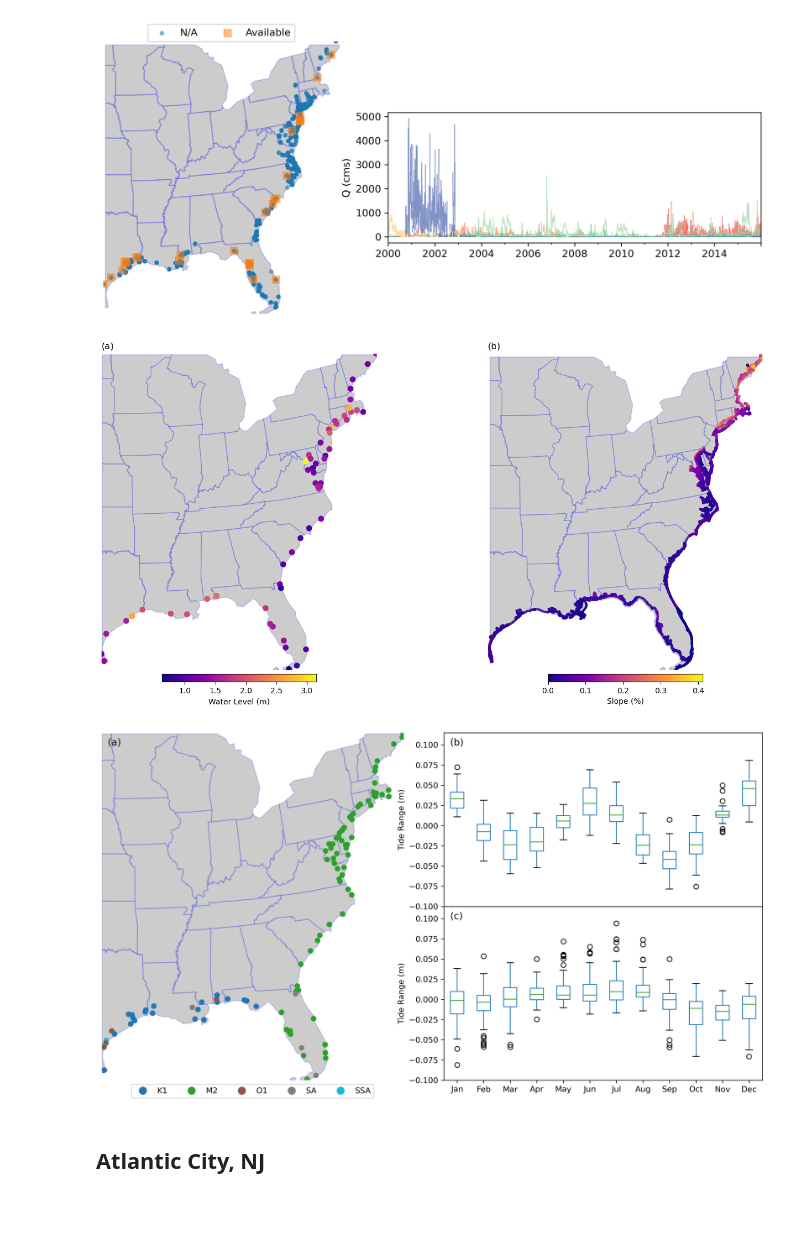
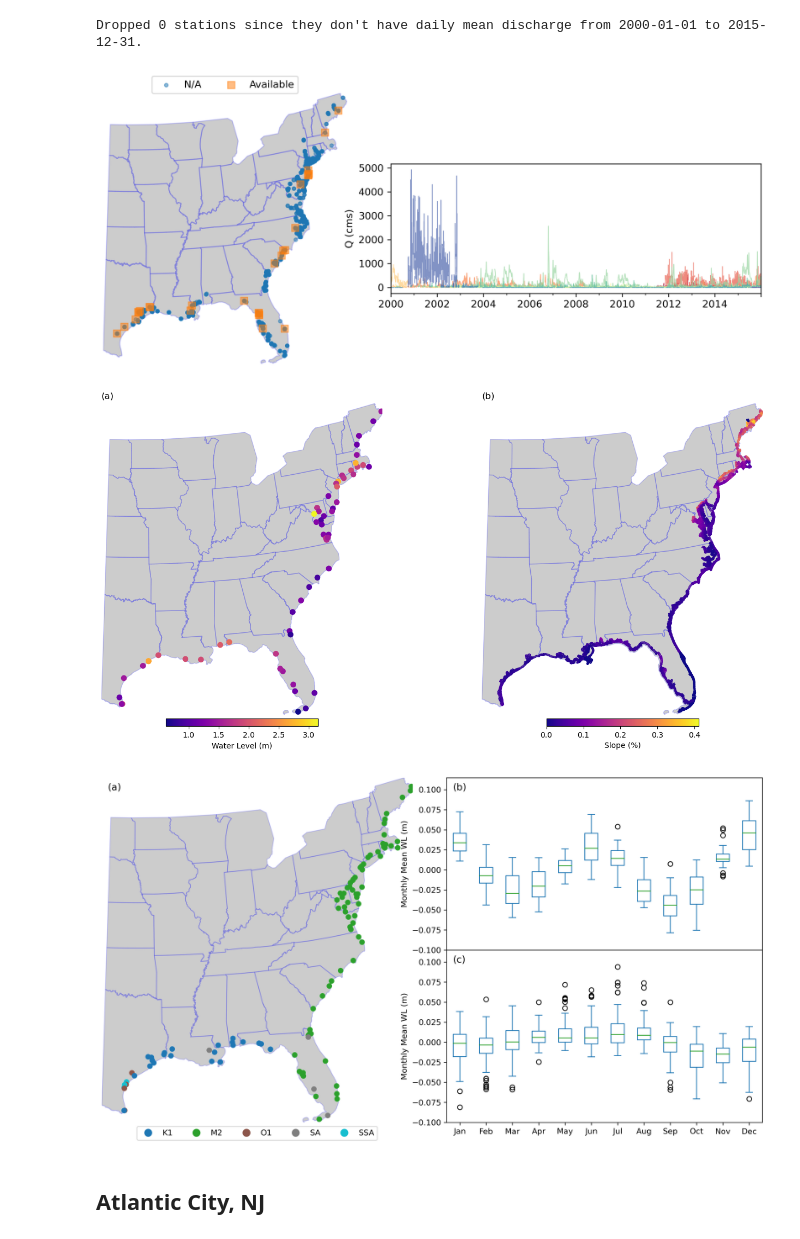
Before and after one commit to cheginit/coastal_transition_zone, a Jupyter notebook: notebooks/input_plots.ipynb, the cells around one changed output. Drawn from its saved outputs; the diff is of its cells as text; code cells hidden in the pictures; blank space fills up the shorter version.

Commit message:
DOC: Fix the figure's caption and rerun the notebook

```diff
--- a/notebooks/input_plots.ipynb
+++ b/notebooks/input_plots.ipynb
@@ -26,6 +24,7 @@ import warnings
 warnings.filterwarnings("ignore", message=".*initial implementation of Parquet.*")
 # %%
 SAVE_KWDS = {"bbox_inches": "tight", "dpi": 300, "facecolor": "w"}
+BASE_KWDS = {"facecolor": "k", "edgecolor": "b", "alpha": 0.2}
 CRS = "esri:102008"
 # %%
 root = Path("..", "data")
@@ -49,7 +48,7 @@ gulf_east_clip = sgeom.Polygon(
 )
 
 east_geo = utils.geo_census(
-    "state", gulf_east_clip, "epsg:4326", "east_geo", out_path
+    "state", sgeom.box(*gulf_east_clip.bounds), "epsg:4326", "east_geo", out_path
 ).to_crs(CRS)
 east_coast = utils.geo_census(
     "coastline", gulf_east_clip, "epsg:4326", "gulf_east_coastline", out_path
@@ -110,16 +104,14 @@ east_tidal["legend"] = east_tidal.apply(set_legend, axis=1)
 # %%
 nwis = NWIS()
-stations = list(
-    set(
-        east_tidal[east_tidal["legend"].str.contains("Discharge, End")].site_no.unique()
-    )
-)
+stations = list(set(east_tidal[east_tidal["legend"] == "Available"].site_no.unique()))
 discharge = nwis.get_streamflow(
     stations,
     ("2000-01-01", "2015-12-31"),
 )
 discharge[discharge < 0] = np.nan
 discharge.to_parquet(Path(out_path, "discharge.paquet"))
+# %% [output]
+Dropped 0 stations since they don't have daily mean discharge from 2000-01-01 to 2015-12-31.
 # %%
 discharge = pd.read_parquet(Path(out_path, "discharge.paquet"))
 stats = discharge.describe()
@@ -132,7 +124,7 @@ ax1 = fig.add_subplot(gs[:, :2])
 ax2 = fig.add_subplot(gs[1:3, 2:])
 
 et = east_tidal.to_crs(CRS)
-east_geo.plot(ax=ax1, facecolor="k", edgecolor="b", alpha=0.2)
+east_geo.plot(ax=ax1, **BASE_KWDS)
 for leg, (m, c) in zip(et.legend.unique(), zip(Line2D.markers, mcolors.TABLEAU_COLORS)):
     et[et.legend == leg].plot(
         ax=ax1,
@@ -151,7 +143,7 @@ ax2.set_ylabel("Q (cms)")
 ax2.set_xlabel("")
 fig.savefig(Path(img_path, "usgs_discahrge.png"), **SAVE_KWDS)
 # %% [output]
-[figure, old version]
+[figure, new version]
 # %%
 resp = ogc.RetrySession().get("https://pubs.usgs.gov/dds/dds68/data/cvi.zip")
 
@@ -166,9 +158,7 @@ with zipfile.ZipFile(io.BytesIO(resp.content)) as zfile:
         cols = ["TIDE_M_", "SLOPE___", "ERR_M_YR_", "SL_MM_YR_", "WAVES_M_", "geometry"]
         cvi_df[cols].to_feather(Path(out_path, "us_coasts_chars.feather"))
 # %%
-slope = gpd.read_feather(Path(out_path, "us_coasts_chars.feather"))[
-    ["SLOPE___", "geometry"]
-]
+slope = gpd.read_feather(Path(out_path, "us_coasts_chars.feather"))[["SLOPE___", "geometry"]]
 east_slope = slope[slope.within(gulf_east_clip)]
 # %%
 url = "https://api.tidesandcurrents.noaa.gov/dpapi/prod/webapi/product.json"
@@ -197,10 +185,8 @@ ext_vars = {
     "f99_ltmllw": "99% exceedance probability below MLLW",
 }
 # %%
-fig, (ax2, ax1) = plt.subplots(
-    1, 2, figsize=(18, 9), dpi=100, gridspec_kw={"wspace": 0}
-)
-east_geo.plot(ax=ax1, facecolor="k", edgecolor="b", alpha=0.2)
+fig, (ax2, ax1) = plt.subplots(1, 2, figsize=(18, 9), dpi=100, gridspec_kw={"wspace": 0})
+east_geo.plot(ax=ax1, **BASE_KWDS)
 east_slope.to_crs(east_geo.crs).plot(
     ax=ax1,
     lw=3,
@@ -210,35 +196,35 @@ east_slope.to_crs(east_geo.crs).plot(
     legend_kwds={
         "label": "Slope (%)",
         "orientation": "horizontal",
         "shrink": 0.4,
         "pad": 0.01,
     },
 )
 ax1.axis("off")
 ax1.set_title("(b)", loc="left")
 ax1.margins(0)
 
 col = "f1_gtmhhw"
-east_geo.plot(ax=ax2, facecolor="k", edgecolor="b", alpha=0.2)
+east_geo.plot(ax=ax2, **BASE_KWDS)
 east_ext.plot(
     ax=ax2,
     column=col,
     markersize=45,
     cmap="plasma",
     legend=True,
     legend_kwds={
         "label": "Water Level (m)",
         "orientation": "horizontal",
         "shrink": 0.4,
         "pad": 0.01,
     },
 )
 ax2.axis("off")
 ax2.set_title("(a)", loc="left")
 ax2.margins(0)
 fig.savefig(Path(img_path, "slope_extreme_wl.png"), **SAVE_KWDS)
 # %% [output]
-[figure, old version]
+[figure, new version]
 # %%
 url = "https://api.tidesandcurrents.noaa.gov/mdapi/prod/webapi/stations.json"
 payload = {"type": "waterlevels", "expand": "details"}
@@ -373,7 +353,7 @@ gs = GridSpec(2, 2, figure=fig, wspace=0.1)
 ax1 = fig.add_subplot(gs[:, 0])
 axes = [fig.add_subplot(gs[0, 1]), fig.add_subplot(gs[1, 1])]
 
-east_geo.plot(ax=ax1, facecolor="k", edgecolor="b", alpha=0.2)
+east_geo.plot(ax=ax1, **BASE_KWDS)
 strongest.to_crs(CRS).plot(
     ax=ax1,
     column="Constituent",
@@ -391,13 +371,13 @@ for i, n in enumerate(["K1", "M2"]):
     axes[i].set_title(enum[i], loc="left", y=0.9, x=0.02)
     axes[i].set_ylim(-0.1, 0.115)
     axes[i].margins(0)
-    axes[i].set_ylabel("Tide Range (m)")
+    axes[i].set_ylabel("Monthly Mean WL (m)")
 plt.subplots_adjust(
     hspace=0,
 )
 fig.savefig(Path(img_path, "tidal_constituents.png"), **SAVE_KWDS)
 # %% [output]
-[figure, old version]
+[figure, new version]
 # %% [markdown]
 ## Atlantic City, NJ
 # %%
```
Also changed, not shown: parts of 8 cells of this notebook.
